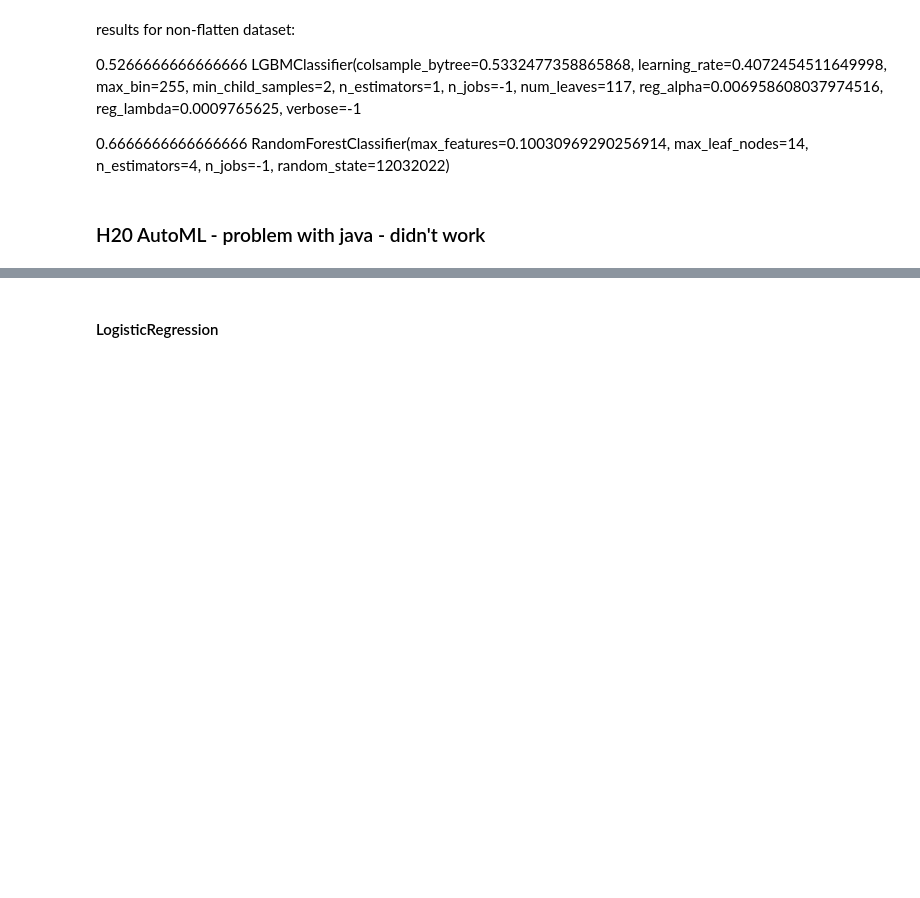
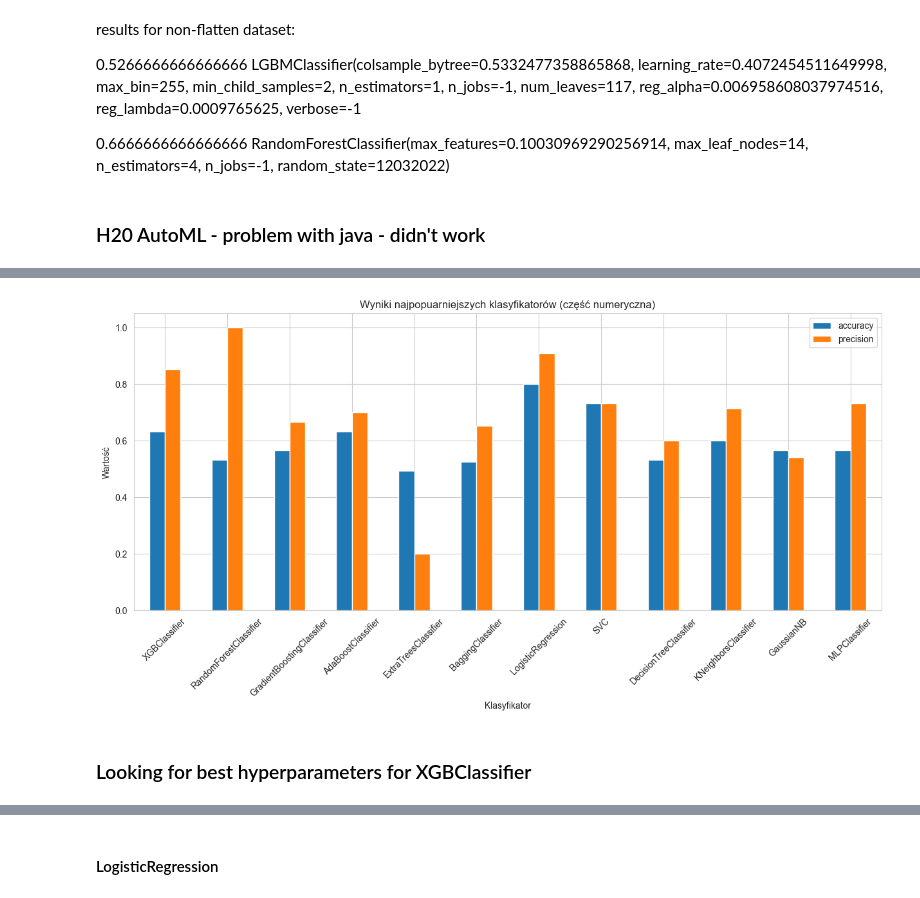
Before and after one commit to grepoz/bankruptcy-prophet, a Jupyter notebook: dataset/auto-ml-final-dataset.ipynb, the cells around one changed output, grey strips where cells are left out. Drawn from its saved outputs; the diff is of its cells as text; code cells hidden in the pictures; blank space fills up the shorter version.

```diff
--- a/dataset/auto-ml-final-dataset.ipynb
+++ b/dataset/auto-ml-final-dataset.ipynb
@@ -236,0 +253,8 @@ Choosing best models among LogisticRegression and SVC
+# %%
+from sklearn import preprocessing
+
+scaler = preprocessing.StandardScaler().fit(X_train)
+
+X_train = scaler.transform(X_train)
+X_val = scaler.transform(X_val)
+X_test = scaler.transform(X_test)
@@ -236,0 +297,23 @@ Choosing best models among LogisticRegression and SVC
+# %%
+results = {}
+
+for i in tqdm(range(5)):
+    random_state = fix_seed + i
+    classifiers = get_classifiers_for_automl(random_state=random_state)
+
+    for classifier in classifiers:
+        classifier.fit(X_train, y_train)
+        y_pred = classifier.predict(X_test)
+
+        accuracy = accuracy_score(y_test, y_pred)
+        precision = precision_score(y_test, y_pred)
+
+        classifier_name = classifier.__class__.__name__
+        if classifier_name not in results:
+            results[classifier_name] = [[accuracy, precision]]
+        else:
+            results[classifier_name].append([accuracy, precision])
+
+results_mean = {k: np.mean(v, axis=0) for k, v in results.items()}
+results_mean = [[k] + v.tolist() for k, v in results_mean.items()]
+results_df = pd.DataFrame(results_mean, columns=['classifier', 'accuracy', 'precision'])
@@ -236,0 +342,18 @@ Choosing best models among LogisticRegression and SVC
+# %%
+import matplotlib.pyplot as plt
+results_df.plot(
+    x='classifier',
+    y=['accuracy', 'precision'],
+    kind='bar',
+    figsize=(15, 6),
+    title='Wyniki najpopuarniejszych klasyfikatorów (część numeryczna)',
+    xlabel='Klasyfikator',
+    ylabel='Wartość')
+
+plt.xticks(rotation=45)
+
+plt.show()
+# %% [output]
+[figure, added]
+# %% [markdown]
+### Looking for best hyperparameters for XGBClassifier
```
Also changed, not shown: parts of 21 cells of this notebook.
